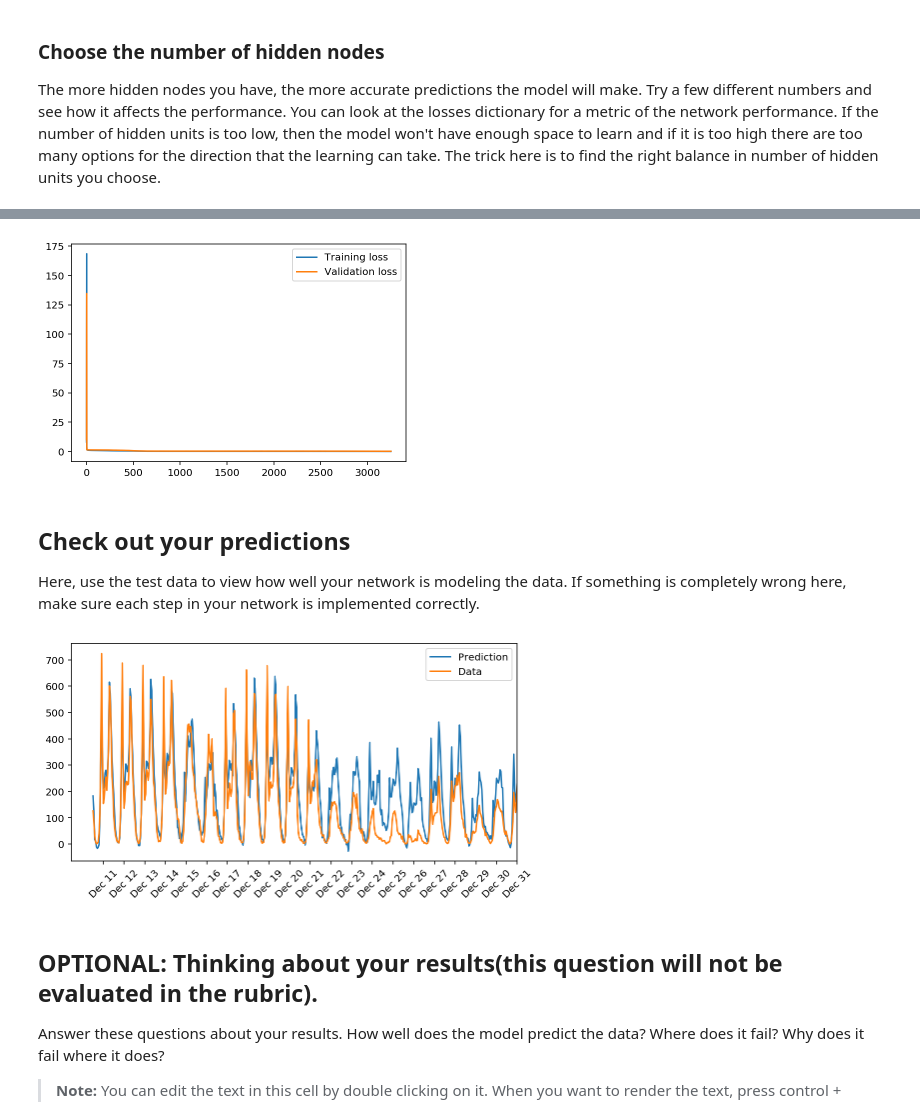
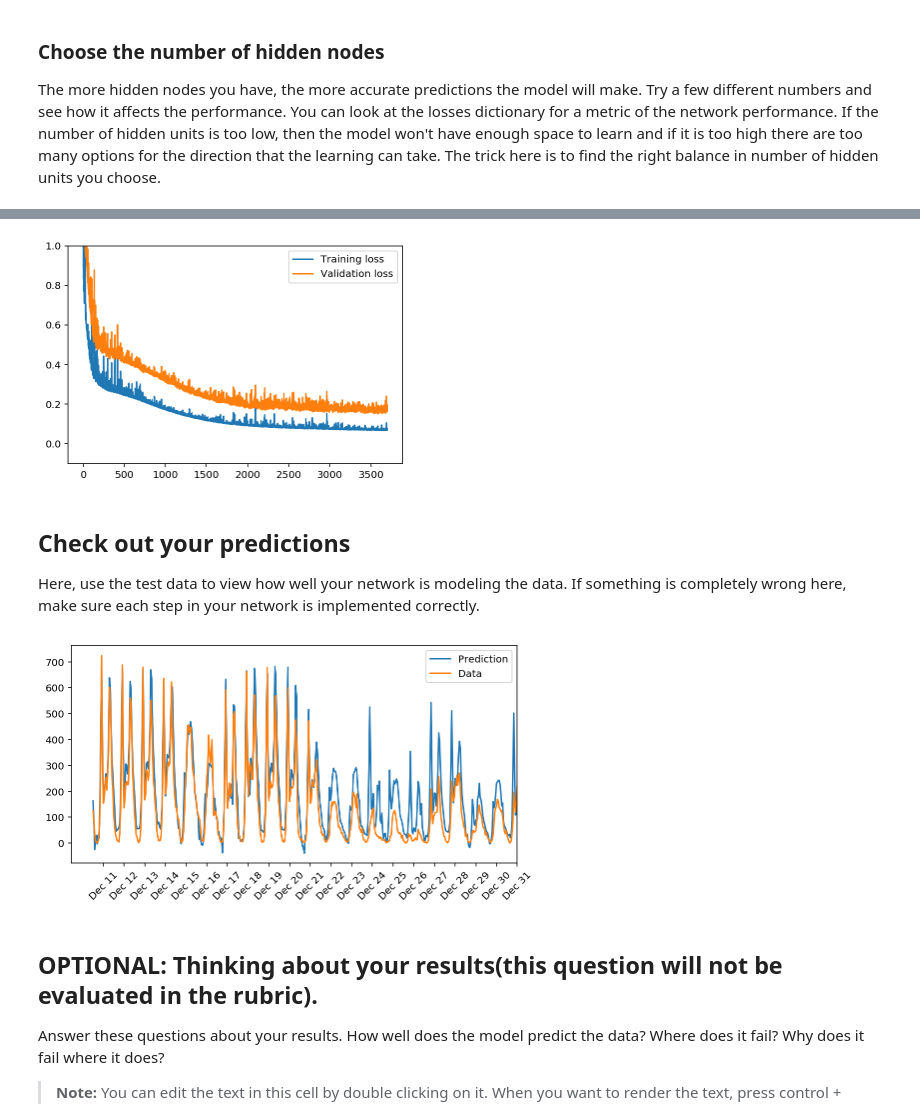
Before and after one commit to hurley87/first_neural_net, a Jupyter notebook: Your_first_neural_network.ipynb, the cells around one changed output, grey strips where cells are left out. Drawn from its saved outputs; the diff is of its cells as text; code cells hidden in the pictures.

```diff
--- a/Your_first_neural_network.ipynb
+++ b/Your_first_neural_network.ipynb
@@ -297,9 +297,9 @@ The more hidden nodes you have, the more accurate predictions the model will mak
 import sys
 
 ### Set the hyperparameters here ###
-iterations = 3250
+iterations = 3700
 learning_rate = 0.75
-hidden_nodes = 27
+hidden_nodes = 12
 output_nodes = 1
 
 N_i = train_features.shape[1]
@@ -328,10 +328,10 @@ Progress: 100.0% ... Training loss: 0.136 ... Validation loss: 0.261
 # %%
 plt.plot(losses['train'], label='Training loss')
 plt.plot(losses['validation'], label='Validation loss')
 plt.legend()
-_ = plt.ylim()
+_ = plt.ylim(ymax=1)
 # %% [output]
-[figure, old version]
+[figure, new version]
 # %% [markdown]
 ## Check out your predictions
 
@@ -351,7 +351,7 @@ dates = dates.apply(lambda d: d.strftime('%b %d'))
 ax.set_xticks(np.arange(len(dates))[12::24])
 _ = ax.set_xticklabels(dates[12::24], rotation=45)
 # %% [output]
-[figure, old version]
+[figure, new version]
 # %% [markdown]
 ## OPTIONAL: Thinking about your results(this question will not be evaluated in the rubric).
 
```
Also changed, not shown: parts of 2 cells of this notebook.
